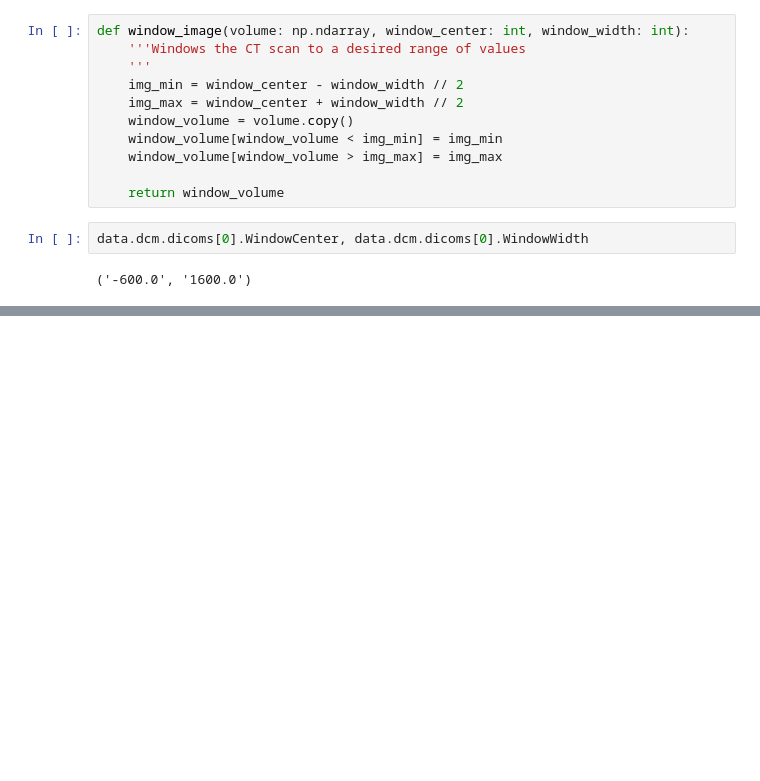
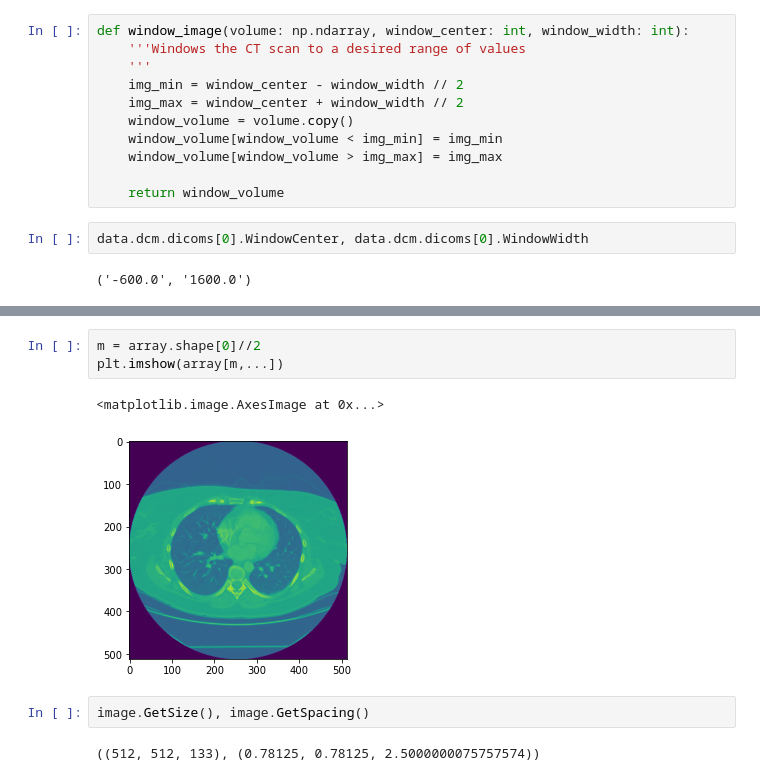
Before and after one commit to evandros-ks/fastblog, a Jupyter notebook: _notebooks/2022-04-21-Medical_Image_Preprocessing.ipynb, the cells around one changed output, grey strips where cells are left out. Saved outputs shown, nothing was run; the diff lists cells and outputs as text; blank space fills up the shorter version.

```diff
--- a/_notebooks/2022-04-21-Medical_Image_Preprocessing.ipynb
+++ b/_notebooks/2022-04-21-Medical_Image_Preprocessing.ipynb
@@ -331,0 +357,10 @@ width=1500
+# %%
+m = array.shape[0]//2
+plt.imshow(array[m,...])
+# %% [output]
+<matplotlib.image.AxesImage at 0x...>
+[figure, added]
+# %%
+image.GetSize(), image.GetSpacing()
+# %% [output]
+((512, 512, 133), (0.78125, 0.78125, 2.5000000075757574))
```
Also changed, not shown: parts of 19 cells of this notebook.
